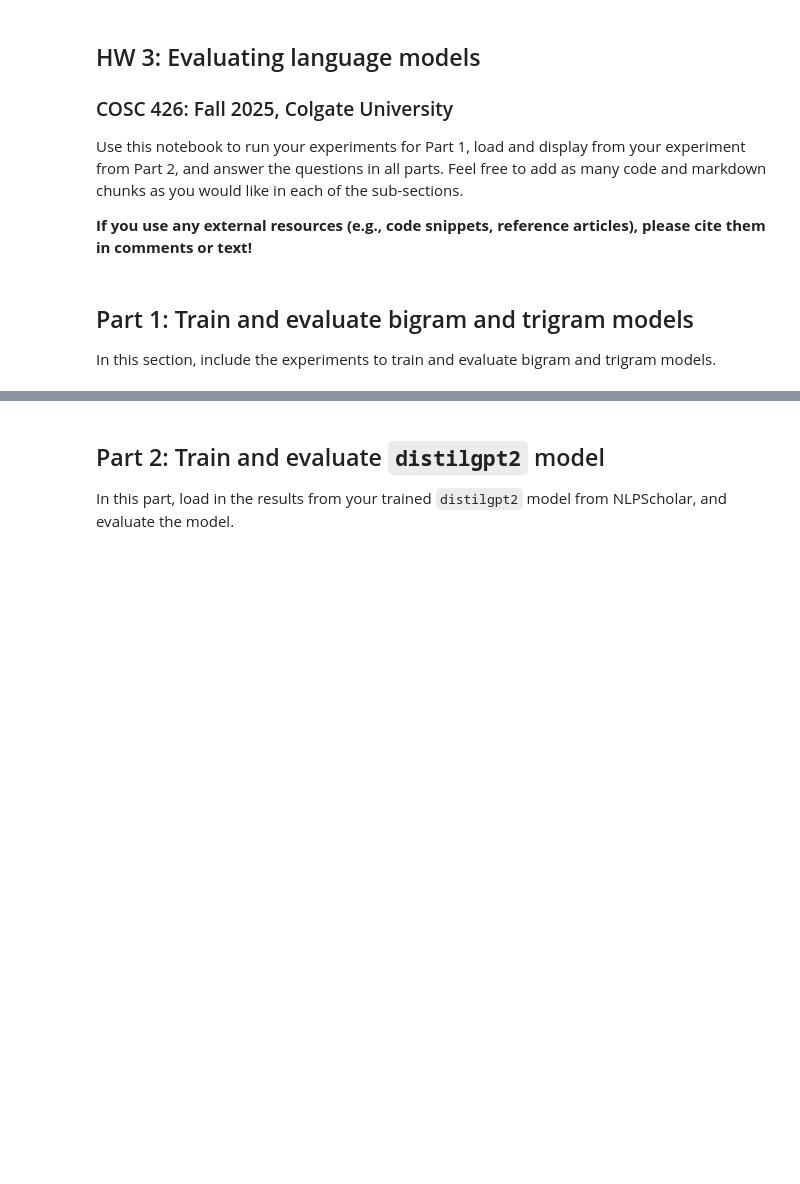
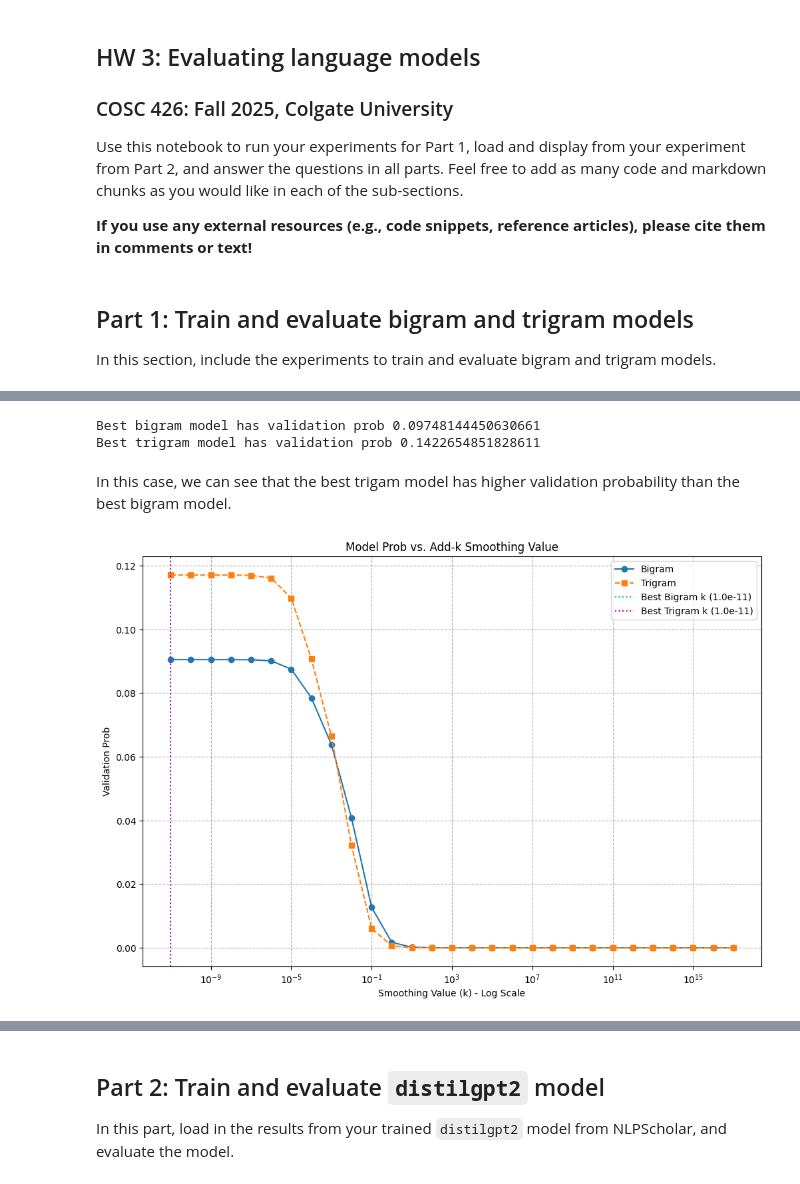
Before and after one commit to grushaprasad/cosc426, a Jupyter notebook: hw/hw03/HW3.ipynb, the cells around one changed output, grey strips where cells are left out. Cells and saved outputs as stored; diff of their text form; code cells hidden in the pictures; blank space fills up the shorter version.

```diff
--- a/hw/hw03/HW3.ipynb
+++ b/hw/hw03/HW3.ipynb
@@ -19,28 +19,28 @@ The autoreload extension is already loaded. To reload it, use:
 # %%
-%load_ext autoreload
-%autoreload 2
+vocab = h.get_hf_vocab(modelname="distilgpt2")
 
-import HW3 as h
-
-# The new, clean way to preprocess and cache your files
+# custom function to avoid reprocessing
 aiwl_model = h.preprocess_and_cache(
     textfname="data/alice_in_wonderland.txt",
     lower=True,
     tokenizer=h.hf_tokenize,
-    modelname="distilgpt2"
+    modelname="distilgpt2",
+    vocab=vocab
 )
 
 ttlg_model = h.preprocess_and_cache(
     textfname="data/through_the_looking_glass.txt",
     lower=True,
     tokenizer=h.hf_tokenize,
-    modelname="distilgpt2"
+    modelname="distilgpt2",
+    vocab=vocab
 )
 
 sh_model = h.preprocess_and_cache(
     textfname="data/sherlock_holmes.txt",
     lower=True,
     tokenizer=h.hf_tokenize,
-    modelname="distilgpt2"
+    modelname="distilgpt2",
+    vocab=vocab
 )
 # %% [output]
@@ -76,0 +145,53 @@ NameError: name 'model' is not defined
+# %%
+# Testing best models on test set
+testset = ttlg_model[int(0.2 * len(ttlg_model)) :]
+testset.extend(sh_model[int(0.2 * len(sh_model)) :])
+
+# Evaluate best bigram model
+best_bigram_val_prob = h.evaluate(best_bigram, testset, n=2)
+print(f"Best bigram model has validation prob {best_bigram_val_prob}")
+
+# Evaluate best trigram model
+best_trigram_val_prob = h.evaluate(best_trigram, testset, n=3)
+print(f"Best trigram model has validation prob {best_trigram_val_prob}")
+# %% [output]
+Best bigram model has validation prob 0.09748144450630661
+Best trigram model has validation prob 0.1422654851828611
+# %% [markdown]
+In this case, we can see that the best trigam model has higher validation probability than the best bigram model.
+# %%
+# I used AI to generate the plotting code
+# I decided to use log scale for x-axis to make it less sparse
+
+
+plt.figure(figsize=(12, 8))
+
+plt.plot(ks, bigram_probs, marker="o", linestyle="-", label="Bigram")
+plt.plot(
+    ks, trigram_probs, marker="s", linestyle="--", label="Trigram"
+)
+
+plt.xscale("log")
+
+plt.axvline(
+    x=best_bigram_k,
+    color="c",
+    linestyle=":",
+    label=f"Best Bigram k ({best_bigram_k:.1e})",
+)
+plt.axvline(
+    x=best_trigram_k,
+    color="m",
+    linestyle=":",
+    label=f"Best Trigram k ({best_trigram_k:.1e})",
+)
+
+plt.xlabel("Smoothing Value (k) - Log Scale")
+plt.ylabel("Validation Prob")
+plt.title("Model Prob vs. Add-k Smoothing Value")
+plt.legend()
+plt.grid(True, which="both", ls="--")
+
+plt.show()
+# %% [output]
+[figure, added]
```
Also changed, not shown: parts of 14 cells of this notebook, 3 other files.
